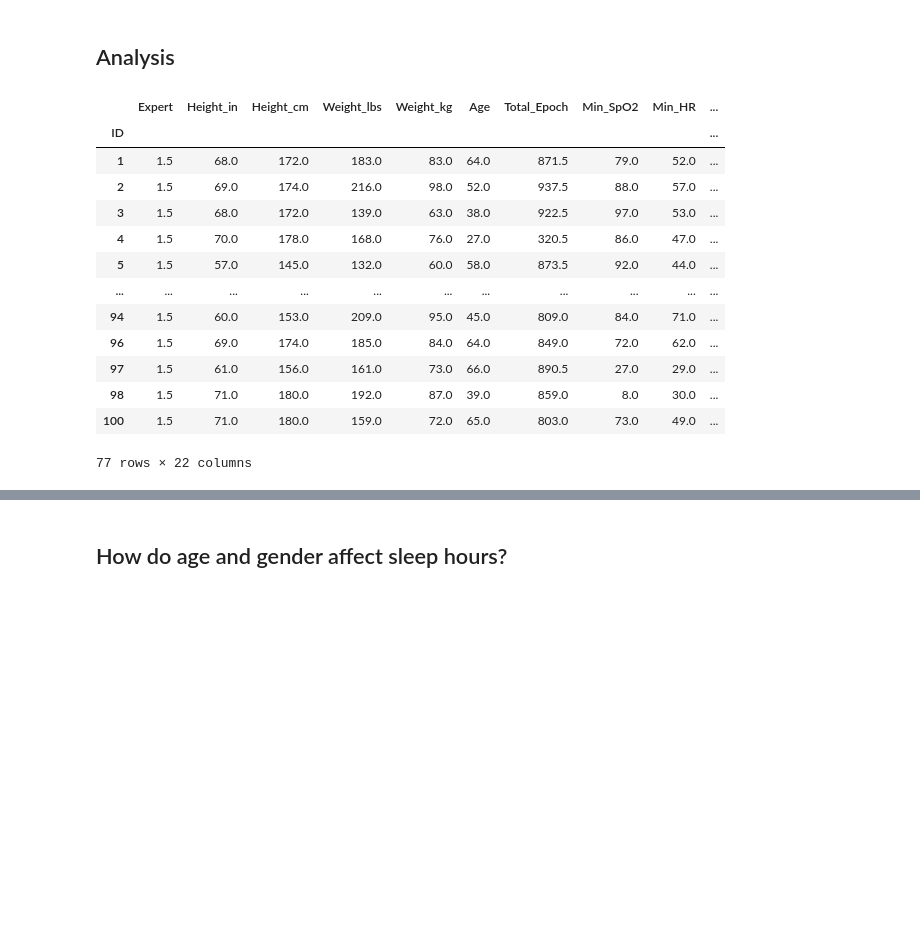
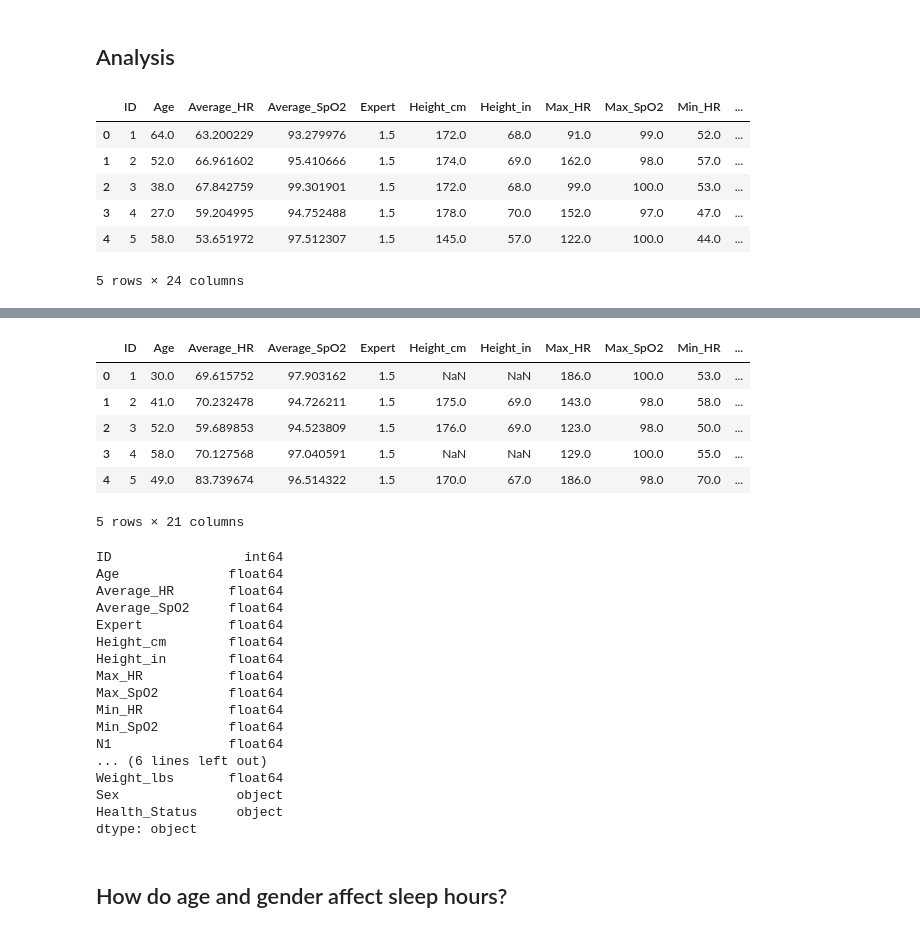
Before and after one commit to josh314151/DATA-601-602-G15, a Jupyter notebook: project_report.ipynb, the cells around one changed output, grey strips where cells are left out. Drawn from its saved outputs; the diff is of its cells as text; code cells hidden in the pictures; blank space fills up the shorter version.

Commit message:
+ new data wrangling

```diff
--- a/project_report.ipynb
+++ b/project_report.ipynb
@@ -89,7 +117,7 @@ def extract_demographics(df, n, a):
 
                     # Extract and convert Date to datetime
                     date_str = df.iat[index, col_index + 1]
-                    demographic_data['Date'] = pd.to_datetime(date_str, errors='coerce')
+                    demographic_data['Date'] = pd.to_datetime(date_str, errors='coerce', dayfirst=True)
 
                     height_in_str = df.iat[index + 1, col_index + 1]
                     weight_lbs_str = df.iat[index + 3, col_index + 1]
@@ -130,8 +158,6 @@ def extract_demographics(df, n, a):
         if demographic_data['Date'] is not None:
             break
 
-
-
     return demographic_data
 
 
@@ -153,7 +179,7 @@ for n in range(1, 101):
             df['Events'] = df['Events'].astype('category')
 
             # Extract demographic information
-            demographics = extract_demographics(df, n, a)  # Assuming this function is defined as needed
+            demographics = extract_demographics(df, n, a)
 
             # Filter the DataFrame based on 'SpO2' and 'HR'
             filtered_df = df[(df['SpO2'] > 0) & (df['HR'] > 0)]
@@ -196,7 +222,7 @@ final_df = pd.DataFrame(all_records)
 print(final_df.head())
 
 # Specify the desired output CSV file path
-# output_csv_path = 'summary_data_subgroup_3.csv'
+output_csv_path = 'summary_data_subgroup_3.csv'
 # final_df.to_csv(output_csv_path, index=False)
 
 # print(f"Data successfully written to {output_csv_path}")
@@ -213,34 +273,16 @@ pd.set_option("mode.copy_on_write", True)
 # %%
-# data formtting
-# read data from CSVs
-summary_sg1 = pd.read_csv("summary_data.csv")
-sleep_stage_sg1 = pd.read_csv("sleep_stage_output.csv")
-event_stage_sg1 = pd.read_csv("event_stage_output.csv") # this output file needs adjustment
+summary_data_healthy = refine_data_for_analysis("summary_data_subgroup_3.csv", "Healthy")
+summary_data_diseased = refine_data_for_analysis("summary_data.csv", "Diseased")
 
-# concatenate into single dataframe and group values from each expert, taking the mean
-summary_sg1 = pd.concat([summary_sg1, sleep_stage_sg1], axis=1, join="inner")
-summary_sg1 = summary_sg1.groupby("ID").mean(numeric_only=True)
-
-# filter out null values
-for col in summary_sg1.columns:
-    if col == "n2": break
-    summary_sg1 = summary_sg1[summary_sg1[col] > 0]
-
-# display resulting dataframe
-display(summary_sg1)
-print(summary_sg1.dtypes)
+display(summary_data_diseased.head())
+print(summary_data_diseased.dtypes)
+display(summary_data_healthy.head())
+print(summary_data_healthy.dtypes)
 # %% [output]
-|  | Expert | Height_in | Height_cm | Weight_lbs | Weight_kg | Age | Total_Epoch | Min_SpO2 | Min_HR | ... |
-| ID |  |  |  |  |  |  |  |  |  | ... |
-| 1 | 1.5 | 68.0 | 172.0 | 183.0 | 83.0 | 64.0 | 871.5 | 79.0 | 52.0 | ... |
-| 2 | 1.5 | 69.0 | 174.0 | 216.0 | 98.0 | 52.0 | 937.5 | 88.0 | 57.0 | ... |
-| 3 | 1.5 | 68.0 | 172.0 | 139.0 | 63.0 | 38.0 | 922.5 | 97.0 | 53.0 | ... |
-| 4 | 1.5 | 70.0 | 178.0 | 168.0 | 76.0 | 27.0 | 320.5 | 86.0 | 47.0 | ... |
-| 5 | 1.5 | 57.0 | 145.0 | 132.0 | 60.0 | 58.0 | 873.5 | 92.0 | 44.0 | ... |
-| ... | ... | ... | ... | ... | ... | ... | ... | ... | ... | ... |
-| 94 | 1.5 | 60.0 | 153.0 | 209.0 | 95.0 | 45.0 | 809.0 | 84.0 | 71.0 | ... |
-| 96 | 1.5 | 69.0 | 174.0 | 185.0 | 84.0 | 64.0 | 849.0 | 72.0 | 62.0 | ... |
-| 97 | 1.5 | 61.0 | 156.0 | 161.0 | 73.0 | 66.0 | 890.5 | 27.0 | 29.0 | ... |
-| 98 | 1.5 | 71.0 | 180.0 | 192.0 | 87.0 | 39.0 | 859.0 | 8.0 | 30.0 | ... |
-| 100 | 1.5 | 71.0 | 180.0 | 159.0 | 72.0 | 65.0 | 803.0 | 73.0 | 49.0 | ... |
+|  | ID | Age | Average_HR | Average_SpO2 | Expert | Height_cm | Height_in | Max_HR | Max_SpO2 | Min_HR | ... |
+| 0 | 1 | 64.0 | 63.200229 | 93.279976 | 1.5 | 172.0 | 68.0 | 91.0 | 99.0 | 52.0 | ... |
+| 1 | 2 | 52.0 | 66.961602 | 95.410666 | 1.5 | 174.0 | 69.0 | 162.0 | 98.0 | 57.0 | ... |
+| 2 | 3 | 38.0 | 67.842759 | 99.301901 | 1.5 | 172.0 | 68.0 | 99.0 | 100.0 | 53.0 | ... |
+| 3 | 4 | 27.0 | 59.204995 | 94.752488 | 1.5 | 178.0 | 70.0 | 152.0 | 97.0 | 47.0 | ... |
+| 4 | 5 | 58.0 | 53.651972 | 97.512307 | 1.5 | 145.0 | 57.0 | 122.0 | 100.0 | 44.0 | ... |
-77 rows × 22 columns
+5 rows × 24 columns
@@ -263,4 +305,28 @@ N               float64
 dtype: object
+|  | ID | Age | Average_HR | Average_SpO2 | Expert | Height_cm | Height_in | Max_HR | Max_SpO2 | Min_HR | ... |
+| 0 | 1 | 30.0 | 69.615752 | 97.903162 | 1.5 | NaN | NaN | 186.0 | 100.0 | 53.0 | ... |
+| 1 | 2 | 41.0 | 70.232478 | 94.726211 | 1.5 | 175.0 | 69.0 | 143.0 | 98.0 | 58.0 | ... |
+| 2 | 3 | 52.0 | 59.689853 | 94.523809 | 1.5 | 176.0 | 69.0 | 123.0 | 98.0 | 50.0 | ... |
+| 3 | 4 | 58.0 | 70.127568 | 97.040591 | 1.5 | NaN | NaN | 129.0 | 100.0 | 55.0 | ... |
+| 4 | 5 | 49.0 | 83.739674 | 96.514322 | 1.5 | 170.0 | 67.0 | 186.0 | 98.0 | 70.0 | ... |
+5 rows × 21 columns
+ID                 int64
+Age              float64
+Average_HR       float64
+Average_SpO2     float64
+Expert           float64
+Height_cm        float64
+Height_in        float64
+Max_HR           float64
+Max_SpO2         float64
+Min_HR           float64
+Min_SpO2         float64
+N1               float64
+... (6 lines left out)
+Weight_lbs       float64
+Sex               object
+Health_Status     object
+dtype: object
 # %% [markdown]
 ## How do age and gender affect sleep hours?
 # %%
```
Also changed, not shown: parts of 8 cells of this notebook, 2 other files.
